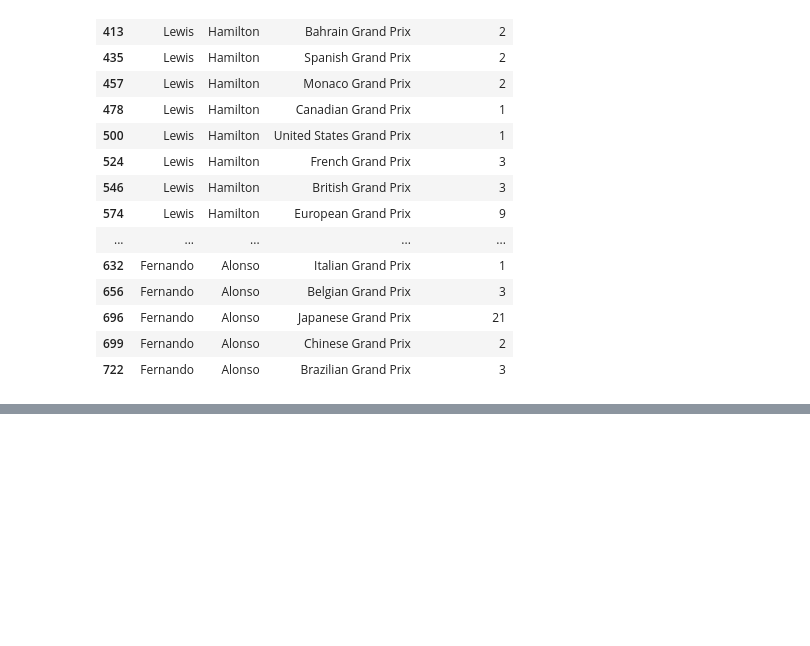
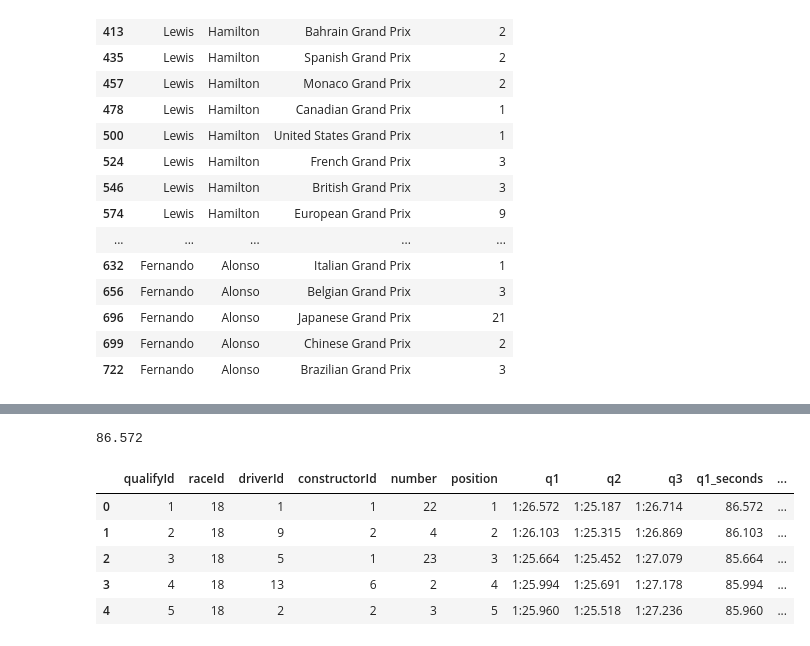
Before and after one commit to VarunP4835/f1_race_predictor, a Jupyter notebook: notebooks/01_explore_data.ipynb, the cells around one changed output, grey strips where cells are left out. Drawn from its saved outputs; the diff is of its cells as text; code cells hidden in the pictures; blank space fills up the shorter version.

```diff
--- a/notebooks/01_explore_data.ipynb
+++ b/notebooks/01_explore_data.ipynb
@@ -202,0 +326,5 @@ df[['forename', 'surname', 'name', 'year', 'positionOrder', 'avg_last5_finish',
+# %%
+qualifying = pd.read_csv('../data/qualifying.csv')
+print(qualifying.shape)
+print(qualifying.columns.tolist())
+qualifying.head()
@@ -202,0 +340,27 @@ df[['forename', 'surname', 'name', 'year', 'positionOrder', 'avg_last5_finish',
+# %%
+def time_to_seconds(time):
+    if pd.isna(time):
+        return None
+    time = str(time).strip()
+
+    if ':' not in time:
+        return None
+
+    minutes, seconds = time.split(':', 1)
+    return int(minutes) * 60 + float(seconds)
+# %%
+print(time_to_seconds('1:26.572'))
+# %% [output]
+86.572
+# %%
+for col in ['q1','q2','q3']:
+    qualifying[col + '_seconds'] = qualifying[col].apply(time_to_seconds)
+# %%
+qualifying[['qualifyId', 'raceId', 'driverId', 'constructorId', 'number', 'position', 'q1', 'q2', 'q3','q1_seconds', 'q2_seconds', 'q3_seconds']].head()
+# %% [output]
+|  | qualifyId | raceId | driverId | constructorId | number | position | q1 | q2 | q3 | q1_seconds | ... |
+| 0 | 1 | 18 | 1 | 1 | 22 | 1 | 1:26.572 | 1:25.187 | 1:26.714 | 86.572 | ... |
+| 1 | 2 | 18 | 9 | 2 | 4 | 2 | 1:26.103 | 1:25.315 | 1:26.869 | 86.103 | ... |
+| 2 | 3 | 18 | 5 | 1 | 23 | 3 | 1:25.664 | 1:25.452 | 1:27.079 | 85.664 | ... |
+| 3 | 4 | 18 | 13 | 6 | 2 | 4 | 1:25.994 | 1:25.691 | 1:27.178 | 85.994 | ... |
+| 4 | 5 | 18 | 2 | 2 | 3 | 5 | 1:25.960 | 1:25.518 | 1:27.236 | 85.960 | ... |
```
Also changed, not shown: parts of 16 cells of this notebook.
